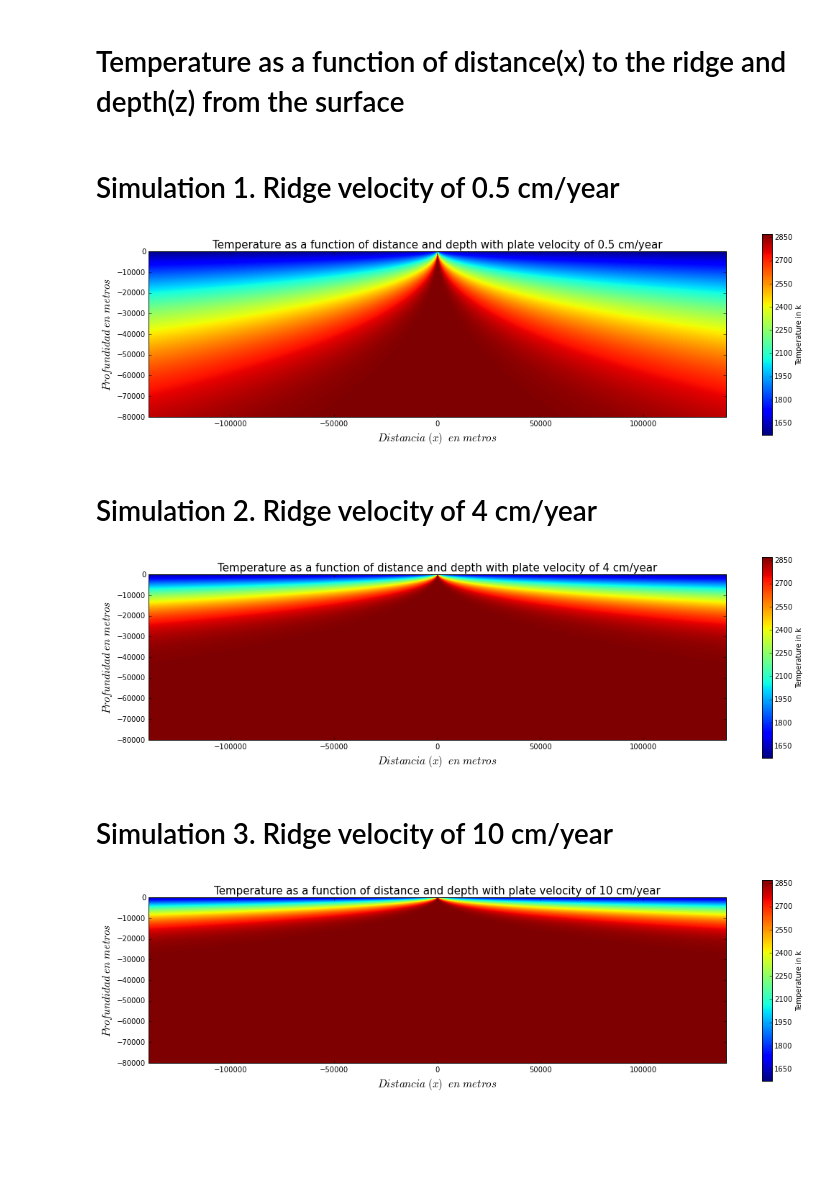
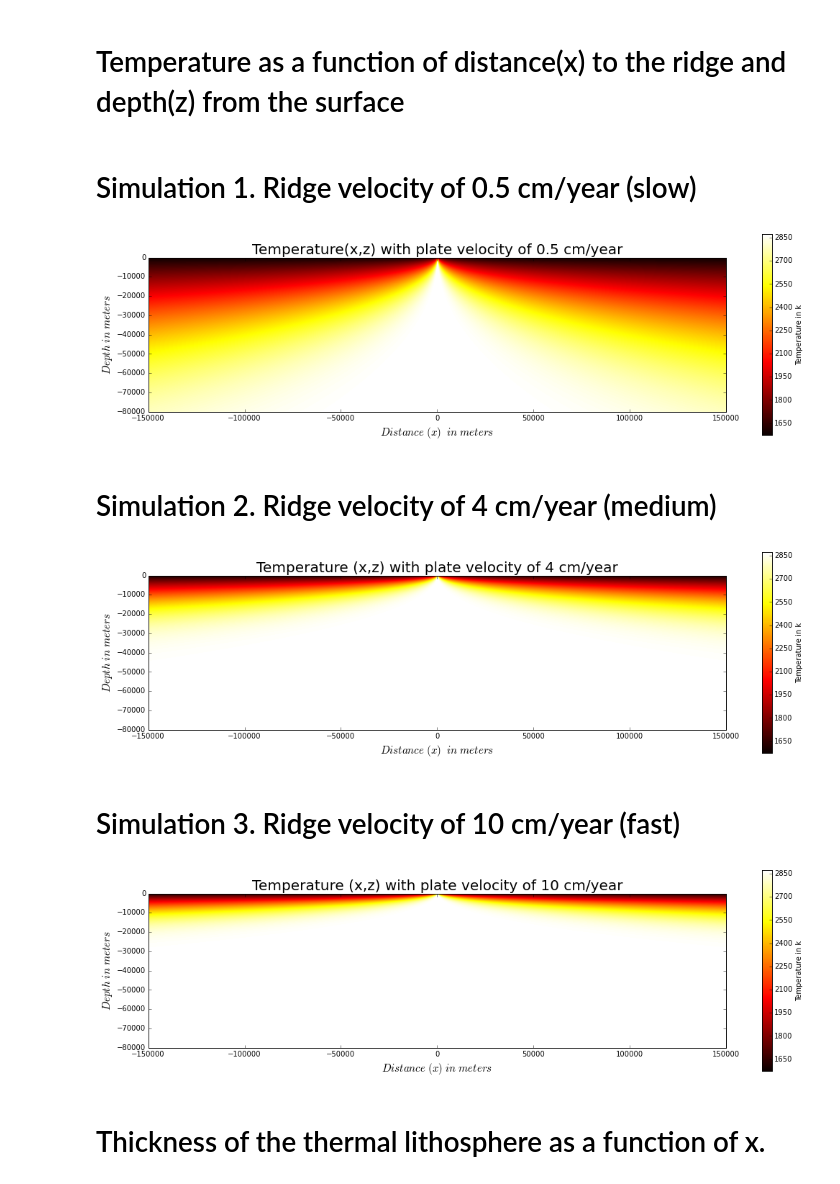
Before and after one commit to SbastianGarzon/Geodynamics, a Jupyter notebook: OceanicPlates/oceanicPlates.ipynb, the cells around one changed output. Saved outputs shown, nothing was run; the diff lists cells and outputs as text; code cells hidden in the pictures; blank space fills up the shorter version.

```diff
--- a/OceanicPlates/oceanicPlates.ipynb
+++ b/OceanicPlates/oceanicPlates.ipynb
@@ -13,48 +15,50 @@ def ridgeT(x,y,v): #v en cm/yr, y, x en m
 # %% [markdown]
 # Temperature as a function of distance(x) to the ridge and depth(z) from the surface
 # %%
-x=linspace(-140000,140000,5000)
+x=linspace(-150000,150000,5000)
 y=linspace(0,-80000,5000)
 X,Y=np.meshgrid(x,y)
 # %% [markdown]
-# Simulation 1. Ridge velocity of 0.5 cm/year
+# Simulation 1. Ridge velocity of 0.5 cm/year (slow)
 # %%
 Z=ridgeT(X,Y,0.5)
 plt.subplots(figsize=(18, 5))
-imshow(Z,extent=[x.min(), x.max(), y.min(), y.max()])
-plt.title('Temperature as a function of distance and depth with plate velocity of 0.5 cm/year',fontsize=15)
-plt.xlabel('$Distancia\ (x)\  \ en\ metros$', fontsize=15)
-plt.ylabel('$Profundidad\ en\ metros$', fontsize=15)
+imshow(Z,extent=[x.min(), x.max(), y.min(), y.max()],cmap=cm.hot)
+plt.title('Temperature(x,z) with plate velocity of 0.5 cm/year',fontsize=20)
+plt.xlabel('$Distance\ (x)\  \ in\ meters$', fontsize=15)
+plt.ylabel('$Depth\ in\ meters$', fontsize=15)
 cb=plt.colorbar()
 cb.set_label('Temperature in k')
 # %% [output]
-[figure, old version]
+[figure, new version]
 # %% [markdown]
-# Simulation 2. Ridge velocity of 4 cm/year
+# Simulation 2. Ridge velocity of 4 cm/year (medium)
 # %%
 Z1=ridgeT(X,Y,4)
 plt.subplots(figsize=(18, 5))
-imshow(Z1,extent=[x.min(), x.max(), y.min(), y.max()])
-plt.title('Temperature as a function of distance and depth with plate velocity of 4 cm/year',fontsize=15)
-plt.xlabel('$Distancia\ (x)\  \ en\ metros$', fontsize=15)
-plt.ylabel('$Profundidad\ en\ metros$', fontsize=15)
+imshow(Z1,extent=[x.min(), x.max(), y.min(), y.max()],cmap=cm.hot)
+plt.title('Temperature (x,z) with plate velocity of 4 cm/year',fontsize=20)
+plt.xlabel('$Distance\ (x)\  \ in\ meters$', fontsize=15)
+plt.ylabel('$Depth\ in\ meters$', fontsize=15)
 cb=plt.colorbar()
 cb.set_label('Temperature in k')
 # %% [output]
-[figure, old version]
+[figure, new version]
 # %% [markdown]
-# Simulation 3. Ridge velocity of 10 cm/year
+# Simulation 3. Ridge velocity of 10 cm/year (fast)
 # %%
 Z2=ridgeT(X,Y,10)
 plt.subplots(figsize=(18, 5))
-plt.title('Temperature as a function of distance and depth with plate velocity of 10 cm/year',fontsize=15)
-plt.xlabel('$Distancia\ (x)\  \ en\ metros$', fontsize=15)
-plt.ylabel('$Profundidad\ en\ metros$', fontsize=15)
-imshow(Z2,extent=[x.min(), x.max(), y.min(), y.max()])
+plt.title('Temperature (x,z) with plate velocity of 10 cm/year',fontsize=20)
+plt.xlabel('$Distance\ (x)\ in\ meters$', fontsize=15)
+plt.ylabel('$Depth\ in\ meters$', fontsize=15)
+imshow(Z2,extent=[x.min(), x.max(), y.min(), y.max()],cmap=cm.hot)
 cb=plt.colorbar()
 cb.set_label('Temperature in k')
 # %% [output]
-[figure, old version]
+[figure, new version]
+# %% [markdown]
+# Thickness of the thermal lithosphere as a function of x.
 # %%
 def yBL(x,v): #x en m, v en cm/yr
     y=-2.32*sqrt(k*abs(x)/(v/(100*365*24*3600)))
```
Also changed, not shown: parts of 9 cells of this notebook.
